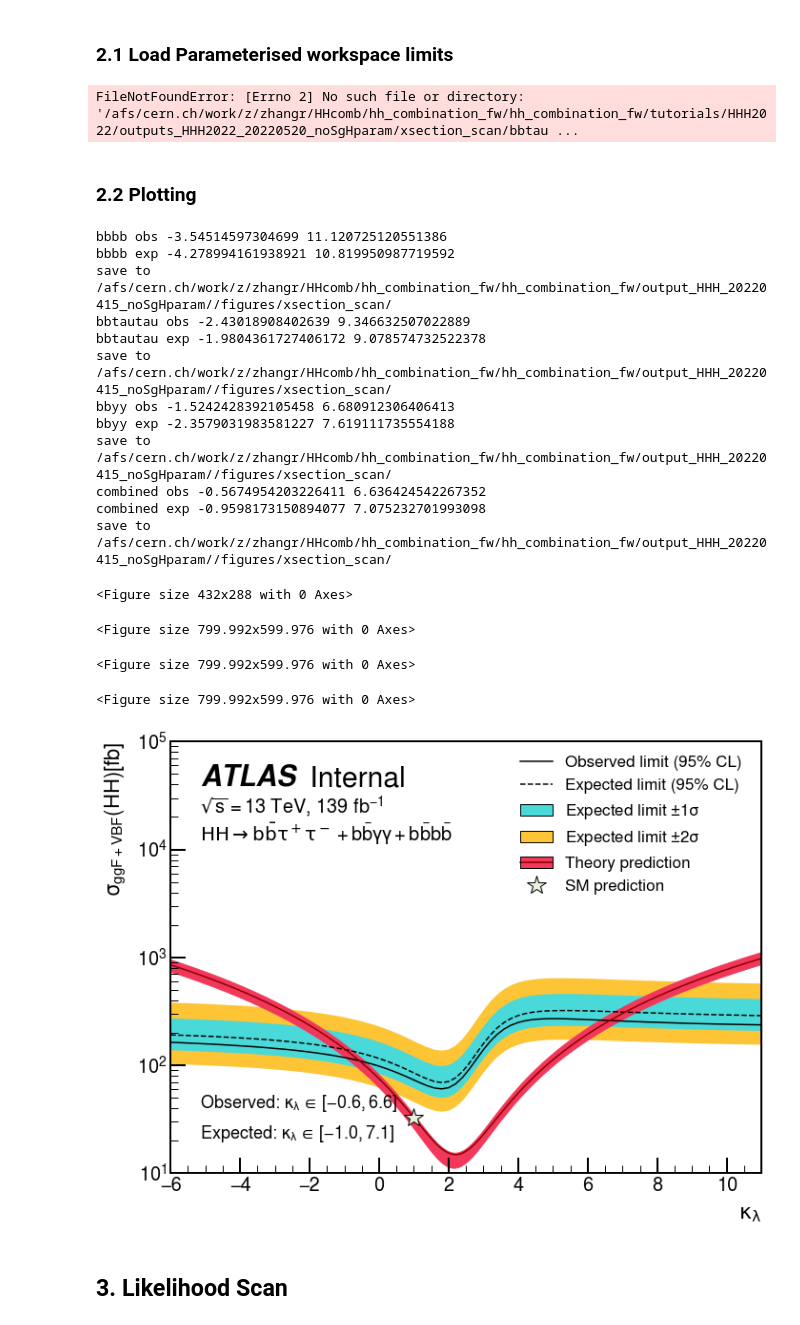
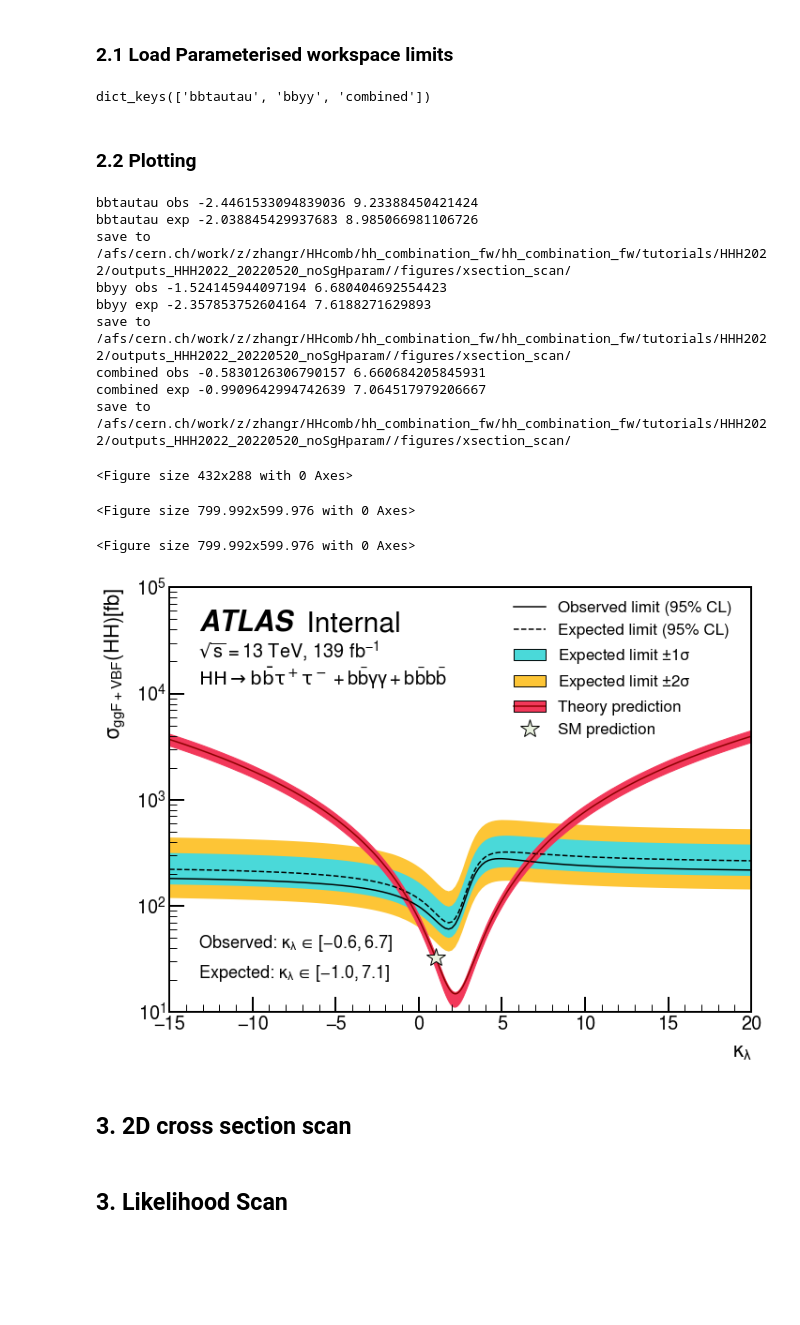
Before and after one commit to dyl64/hh_combination_fw, a Jupyter notebook: tutorials/HHH2022/GenPlots.ipynb, the cells around one changed output. Saved outputs shown, nothing was run; the diff lists cells and outputs as text; code cells hidden in the pictures; blank space fills up the shorter version.

```diff
--- a/tutorials/HHH2022/GenPlots.ipynb
+++ b/tutorials/HHH2022/GenPlots.ipynb
@@ -198,25 +202,28 @@ def get_intersections(lambdas, n_exp, lambdas_th, n_th):
 # %% [markdown]
 ### 2.1 Load Parameterised workspace limits
 # %%
-kl_param_limit_df  = {}
-
 kl_param_limit_df = {}
-data = get_xsection_data('xsection_scan/')
+poi = 'klambda'
+POI = {
+    'klambda': 'klambda',
+    'k2v': 'k2V',
+}
+data = get_xsection_data('xsection_scan/', poi)
 for channel in data:
-    df = pd.DataFrame(data[channel]).set_index(['klambda'])
+    df = pd.DataFrame(data[channel]).set_index([POI[poi]])
     kl_param_limit_df[channel] = df
 
 # kl_param_limit_df['bbyy']['obs'].to_numpy()
 kl_param_limit_df.keys()
 # %% [output]
-FileNotFoundError: [Errno 2] No such file or directory: '/afs/cern.ch/work/z/zhangr/HHcomb/hh_combination_fw/hh_combination_fw/tutorials/HHH2022/outputs_HHH2022_20220520_noSgHparam/xsection_scan/bbtau ...
+dict_keys(['bbtautau', 'bbyy', 'combined'])
 # %% [markdown]
 ### 2.2 Plotting
 # %%
 from quickstats.plots import UpperLimit2DPlot
 # %%
 sE=13 # 13 TeV
-klambda_values = kl_param_limit_df['bbbb'].index.astype(float).values
+klambda_values = kl_param_limit_df['bbyy'].index.astype(float).values
 scale_factor = np.array([xs_HH(kl, s=sE) for kl in klambda_values])
 
 klambda_theory_values = np.linspace(min(klambda_values), max(klambda_values), 1000)
@@ -224,7 +231,7 @@ theory_xs_values = np.array([xs_HH(kl, s=sE) for kl in klambda_theory_values])
 theory_xs_lower = np.array([xs_lower_HH(kl, s=sE) for kl in klambda_theory_values])
 theory_xs_upper = np.array([xs_upper_HH(kl, s=sE) for kl in klambda_theory_values])
 # %%
-def plot_xsection_scan(channel):
+def plot_xsection_scan(channel, poi='klambda'):
 
     analysis_label_options = {
         'loc': (0.05, 0.95),
@@ -240,6 +247,12 @@ def plot_xsection_scan(channel):
         }
     }
 
+    poi_name = {
+        'klambda': r'$\kappa_\lambda$',
+        'k2v': r'$\kappa_{2V}$',
+        'kv': r'$\kappa_{V}$',
+    }
+
     plotter = UpperLimit2DPlot(kl_param_limit_df[channel],
                                scale_factor=scale_factor, styles=styles,
                                analysis_label_options=analysis_label_options)
@@ -247,8 +260,14 @@ def plot_xsection_scan(channel):
                       label="Theory prediction")
     plotter.add_highlight(1, xs_HH(1, s=sE),
                           label="SM prediction")
-    ax = plotter.draw(xlabel=r"$\mathrm{\kappa_{\lambda}}$", ylabel=r"$\sigma_{ggF+VBF}(HH) [fb]$",
-                 draw_observed=True, log=True, ylim=[10, 1e5], xlim=[-6,11], observed_marker='')
+    xmin = kl_param_limit_df[channel].index.min()
+    xmax = kl_param_limit_df[channel].index.max()
+    ylim = {
+        'klambda': [10, 1e5],
+        'k2v': [1, 1e4],
+    }
+    ax = plotter.draw(xlabel=poi_name[poi], ylabel=r"$\sigma_{ggF+VBF}(HH) [fb]$",
+                 draw_observed=True, log=True, ylim=ylim[poi], xlim=[xmin, xmax], observed_marker='')
     intersections = get_intersections(klambda_values,
                                       scale_factor*kl_param_limit_df[channel]['0'],
                                       klambda_theory_values, theory_xs_values)
@@ -256,9 +275,9 @@ def plot_xsection_scan(channel):
     intersections_obs = get_intersections(klambda_values,
                                       scale_factor*kl_param_limit_df[channel]['obs'],
                                       klambda_theory_values, theory_xs_values)
-    ax.annotate(r'Expected: $\kappa_\lambda \in [%.1f, %.1f]$' %(intersections[0], intersections[1]),
+    ax.annotate(r'Expected: '+poi_name[poi]+'$ \in [%.1f, %.1f]$' %(intersections[0], intersections[1]),
                 (0.05, 0.08), xycoords = 'axes fraction', fontsize = 18)
-    ax.annotate(r'Observed: $\kappa_\lambda \in [%.1f, %.1f]$' %(intersections_obs[0], intersections_obs[1]),
+    ax.annotate(r'Observed: '+poi_name[poi]+'$ \in [%.1f, %.1f]$' %(intersections_obs[0], intersections_obs[1]),
                 (0.05, 0.15), xycoords = 'axes fraction', fontsize = 18)
     print(channel, 'obs', intersections_obs[0], intersections_obs[1])
     print(channel, 'exp', intersections[0], intersections[1])
@@ -269,5 +288,5 @@ def plot_xsection_scan(channel):
 
     save_foler = outdir_xsection+"/figures/xsection_scan/"
     os.makedirs(save_foler, exist_ok=True)
-    plt.savefig(save_foler+f"kl_limit_parameterised_ws_{channel}.pdf", bbox_inches="tight")
+    plt.savefig(save_foler+f"{poi}_limit_parameterised_ws_{channel}.pdf", bbox_inches="tight")
     print("save to", save_foler)
@@ -286,23 +293,21 @@ def plot_xsection_scan(channel):
 # %%
-plot_xsection_scan('bbbb')
-plot_xsection_scan('bbtautau')
-plot_xsection_scan('bbyy')
-plot_xsection_scan('combined')
+# plot_xsection_scan('bbbb', poi)
+plot_xsection_scan('bbtautau', poi)
+plot_xsection_scan('bbyy', poi)
+plot_xsection_scan('combined', poi)
 # %% [output]
-bbbb obs -3.54514597304699 11.120725120551386
-bbbb exp -4.278994161938921 10.819950987719592
-save to /afs/cern.ch/work/z/zhangr/HHcomb/hh_combination_fw/hh_combination_fw/output_HHH_20220415_noSgHparam//figures/xsection_scan/
-bbtautau obs -2.43018908402639 9.346632507022889
-bbtautau exp -1.9804361727406172 9.078574732522378
-save to /afs/cern.ch/work/z/zhangr/HHcomb/hh_combination_fw/hh_combination_fw/output_HHH_20220415_noSgHparam//figures/xsection_scan/
-bbyy obs -1.5242428392105458 6.680912306406413
-bbyy exp -2.3579031983581227 7.619111735554188
-save to /afs/cern.ch/work/z/zhangr/HHcomb/hh_combination_fw/hh_combination_fw/output_HHH_20220415_noSgHparam//figures/xsection_scan/
-combined obs -0.5674954203226411 6.636424542267352
-combined exp -0.9598173150894077 7.075232701993098
-save to /afs/cern.ch/work/z/zhangr/HHcomb/hh_combination_fw/hh_combination_fw/output_HHH_20220415_noSgHparam//figures/xsection_scan/
+bbtautau obs -2.4461533094839036 9.23388450421424
+bbtautau exp -2.038845429937683 8.985066981106726
+save to /afs/cern.ch/work/z/zhangr/HHcomb/hh_combination_fw/hh_combination_fw/tutorials/HHH2022/outputs_HHH2022_20220520_noSgHparam//figures/xsection_scan/
+bbyy obs -1.524145944097194 6.680404692554423
+bbyy exp -2.357853752604164 7.6188271629893
+save to /afs/cern.ch/work/z/zhangr/HHcomb/hh_combination_fw/hh_combination_fw/tutorials/HHH2022/outputs_HHH2022_20220520_noSgHparam//figures/xsection_scan/
+combined obs -0.5830126306790157 6.660684205845931
+combined exp -0.9909642994742639 7.064517979206667
+save to /afs/cern.ch/work/z/zhangr/HHcomb/hh_combination_fw/hh_combination_fw/tutorials/HHH2022/outputs_HHH2022_20220520_noSgHparam//figures/xsection_scan/
 <Figure size 432x288 with 0 Axes>
 <Figure size 799.992x599.976 with 0 Axes>
 <Figure size 799.992x599.976 with 0 Axes>
-<Figure size 799.992x599.976 with 0 Axes>
-[figure, old version]
+[figure, new version]
+# %% [markdown]
+## 3. 2D cross section scan
```
Also changed, not shown: parts of 21 cells of this notebook, 9 other files.
